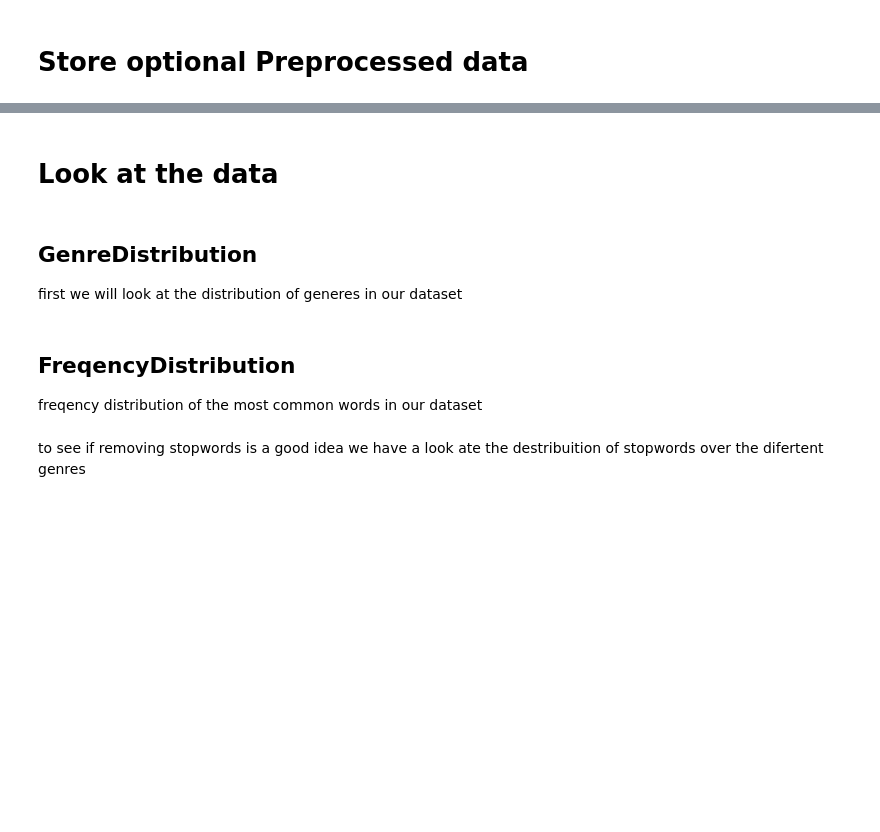
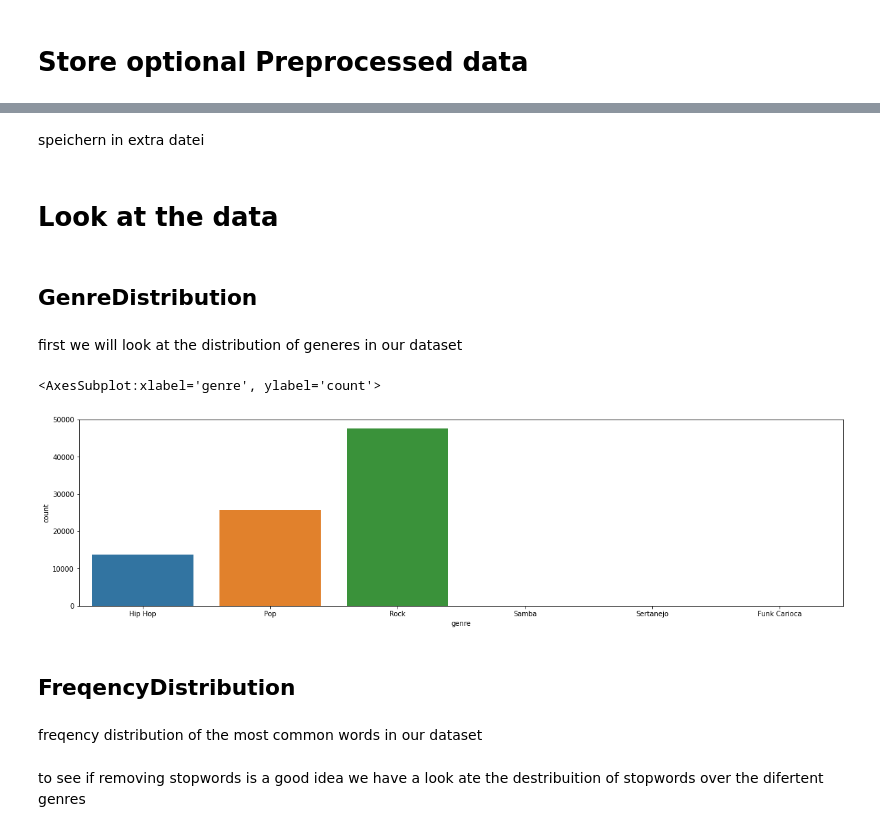
Before and after one commit to kluhan/northumbria, a Jupyter notebook: northumbria.ipynb, the cells around one changed output, grey strips where cells are left out. Drawn from its saved outputs; the diff is of its cells as text; code cells hidden in the pictures; blank space fills up the shorter version.

```diff
--- a/northumbria.ipynb
+++ b/northumbria.ipynb
@@ -263,21 +263,27 @@ transformed_opt_df = normalizeData(transformed_opt_df)
+# %% [markdown]
+speichern in extra datei
 # %%
 transformed_opt_df.to_csv (r'./export_dataframe_opt.csv', index = False, header=True)
 # %% [markdown]
 # Look at the data
+# %% [markdown]
+## GenreDistribution
 # %% [markdown]
-## GenreDistribution
-
 first we will look at the distribution of generes in our dataset
 # %%
 import seaborn as sns
 import matplotlib.pyplot as plt
+
 from helper import get_fresh_copy
 
-plt.figure(figsize=(20, 10))
+plt.figure(figsize=(20, 5))
 sns.countplot(data=get_fresh_copy(), x='genre')
+# %% [output]
+<AxesSubplot:xlabel='genre', ylabel='count'>
+[figure, added]
+# %% [markdown]
+## FreqencyDistribution
 # %% [markdown]
-## FreqencyDistribution
-
 freqency distribution of the most common words in our dataset
 # %% [markdown]
 to see if removing stopwords is a good idea we have a look ate the destribuition of stopwords over the difertent genres
```
Also changed, not shown: parts of 103 cells of this notebook, 1 other file.
